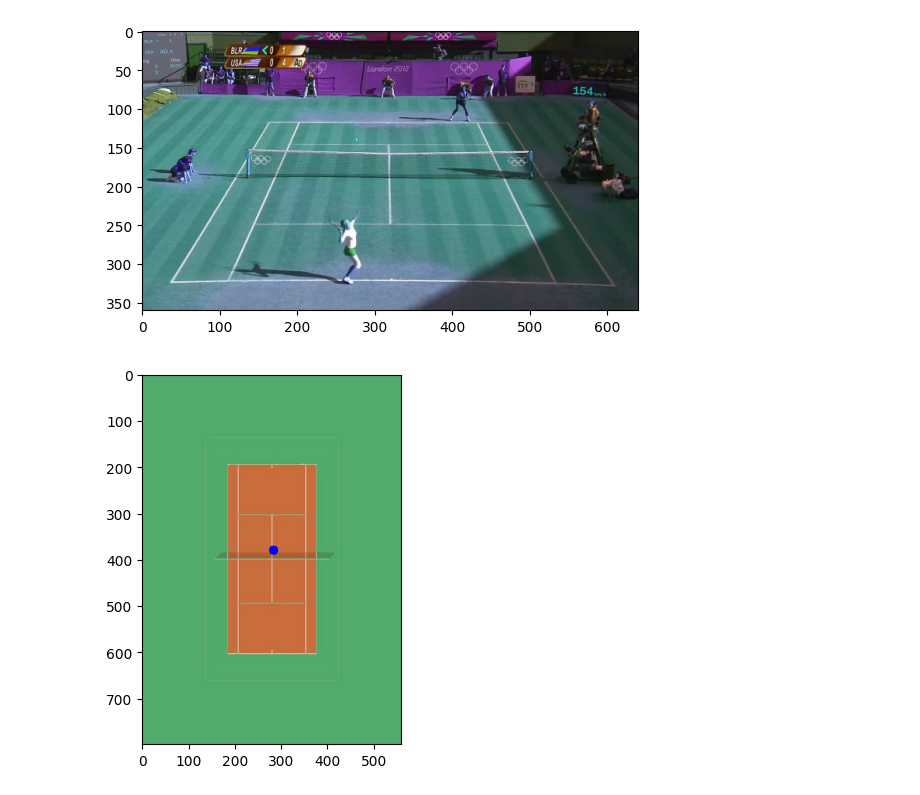
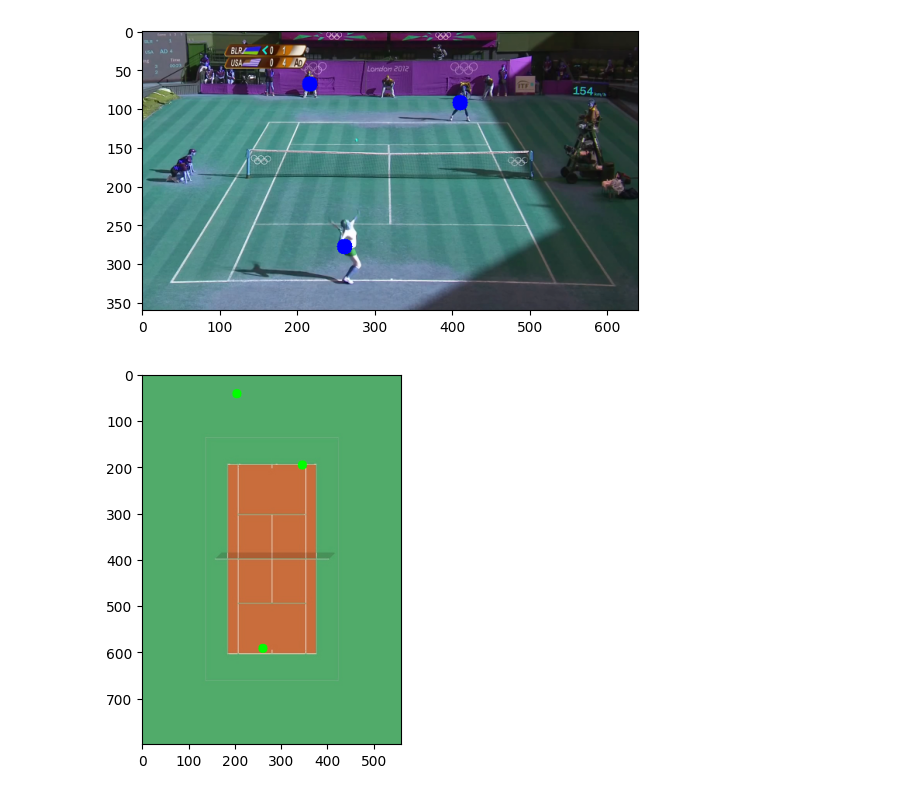
Before and after one commit to dcaustin33/tennis_tracker, a Jupyter notebook: tennis_tracker/visualize/visualize_m.ipynb, the cells around one changed output. Cells and saved outputs as stored; diff of their text form; code cells hidden in the pictures.

```diff
--- a/tennis_tracker/visualize/visualize_m.ipynb
+++ b/tennis_tracker/visualize/visualize_m.ipynb
@@ -1,41 +1,58 @@
 # %%
 from tennis_tracker.download_data.extract_keypoints import read_json_file
 import cv2
 import numpy as np
 from tennis_tracker.player_location.homography import transform_points
+FILE_PATH = "/Users/derek/Desktop/tennis_tracker/tennis_tracker/ball_tracking/clean_labels_V010_v2.json"
 
-path = "/Users/derek/Desktop/tennis_tracker/tennis_tracker/download_data/labels_V010.json"
-data = read_json_file(path)
+data = read_json_file(FILE_PATH)
+
+def split_box(box):
+    split_box = box.split(" ")[1:]
+    split_box = [float(x) for x in split_box]
+    return split_box
 
 def get_next_frame(data_entry: dict, court_image: np.array, key: str):
     """We want to get tracked points and draw them on the court image"""
     # tracked_points = data_entry["transformed_coords"]
     m = np.array(data_entry["m"])
-    tracked_points = transform_points(m, [[0.5, 0.5, 0.001, 0.001]], [640, 360])
-    original_image = cv2.imread(key)
+    boxes = [split_box(box) for box in data_entry["boxes"]]
+    # boxes = [[0.3, 0.3, 0.001, 0.001]]
+    # transformed_coords = transform_points(m, boxes, data_entry["image_dims"])
+    transformed_coords = data_entry["transformed_coords"]
+    path = data_entry["actual_path"]
+    # path = key
+
+    original_image = cv2.imread(path)
     original_image = cv2.resize(original_image, data_entry["image_dims"])
-    for point in tracked_points:
-        cv2.circle(court_image, [int(p) for p in point], 10, (0, 0, 255), -1)
-    return original_image, tracked_points
+    for point in boxes:
+        point[0] = int(point[0] * original_image.shape[1])
+        point[1] = int(point[1] * original_image.shape[0])
+        cv2.circle(original_image, [int(p) for p in point[:2]], 10, (0, 0, 255), -1)
+
+    for point in transformed_coords:
+        cv2.circle(court_image, [int(p) for p in point[:2]], 10, (0, 255, 0), -1)
+    return original_image, boxes
 
 key = list(data.keys())[0]
 court_image = cv2.imread(
     "/Users/derek/Desktop/tennis_tracker/tennis_tracker/player_location/padded_court.jpg"
 )
 original_image, tracked_points = get_next_frame(data[key], court_image, key)
+
+import matplotlib.pyplot as plt
+
+plt.imshow(original_image)
+plt.show()
+# %% [output]
+[figure, added]
 # %%
 import matplotlib.pyplot as plt
 
-plt.imshow(original_image)
+plt.imshow(court_image)
 plt.show()
 # %% [output]
-[figure, old version]
+[figure, new version]
-# %%
-import matplotlib.pyplot as plt
-plt.imshow(court_image)
-plt.show()
-# %% [output]
-[figure, removed]
 # %%
 def plot_keypoints(keypoints: list, image: np.array):
     for point in keypoints:
```
Also changed, not shown: parts of 1 cell of this notebook, 4 other files.
